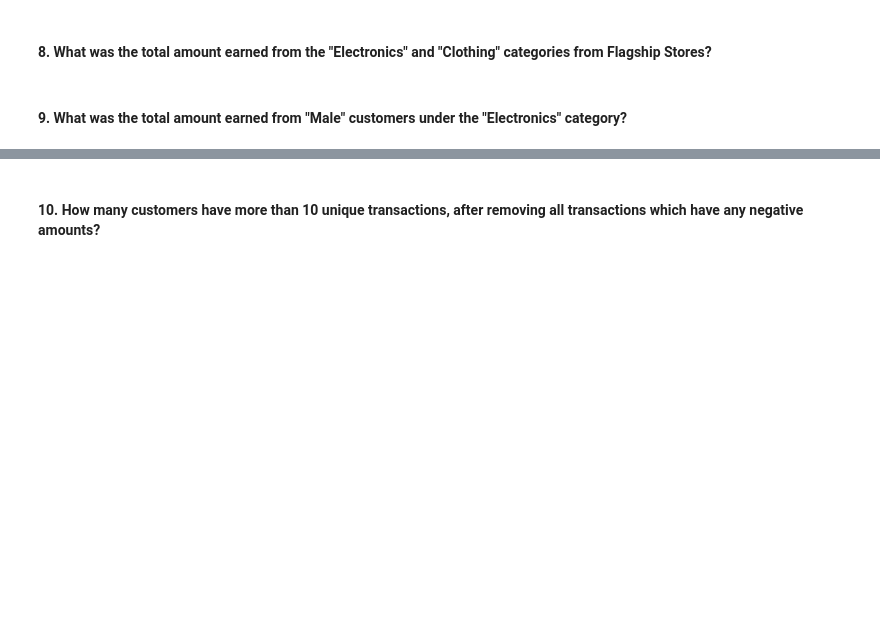
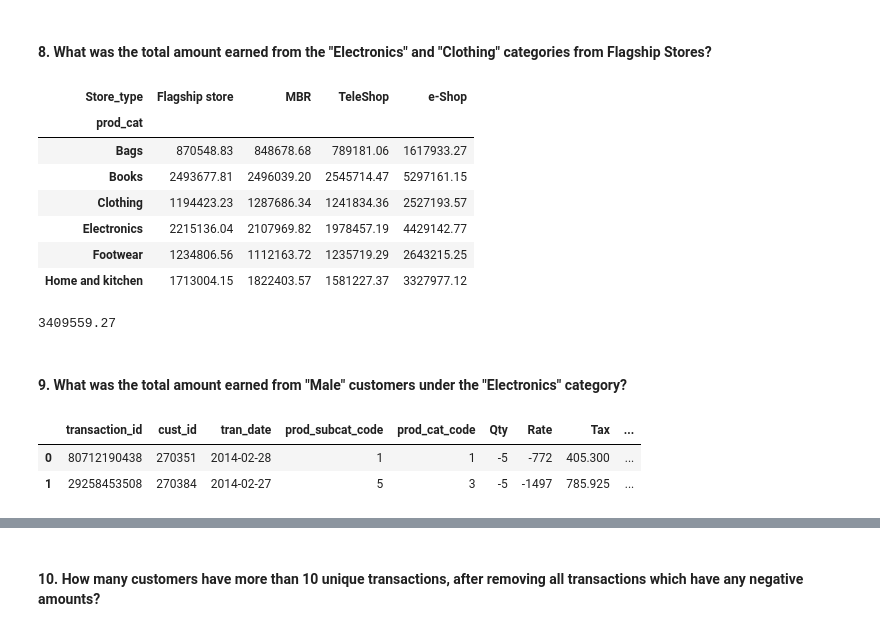
Before and after one commit to r5five/Python-Retail-Data-Analysis, a Jupyter notebook: PythonRetailDataAnalysis.ipynb, the cells around one changed output, grey strips where cells are left out. Saved outputs shown, nothing was run; the diff lists cells and outputs as text; code cells hidden in the pictures; blank space fills up the shorter version.

```diff
--- a/PythonRetailDataAnalysis.ipynb
+++ b/PythonRetailDataAnalysis.ipynb
@@ -409,4 +418,26 @@ city_count[city_count.transaction_id == city_count.transaction_id.max()]
 # %% [markdown]
 #### 8. What was the total amount earned from the "Electronics" and "Clothing" categories from Flagship Stores?
+# %%
+group8 = round(customer_final.pivot_table(index = "prod_cat",columns="Store_type", values="total_amt", aggfunc='sum'), 2)
+group8
+# %% [output]
+| Store_type | Flagship store | MBR | TeleShop | e-Shop |
+| prod_cat |  |  |  |  |
+| Bags | 870548.83 | 848678.68 | 789181.06 | 1617933.27 |
+| Books | 2493677.81 | 2496039.20 | 2545714.47 | 5297161.15 |
+| Clothing | 1194423.23 | 1287686.34 | 1241834.36 | 2527193.57 |
+| Electronics | 2215136.04 | 2107969.82 | 1978457.19 | 4429142.77 |
+| Footwear | 1234806.56 | 1112163.72 | 1235719.29 | 2643215.25 |
+| Home and kitchen | 1713004.15 | 1822403.57 | 1581227.37 | 3327977.12 |
+# %%
+group8.loc[["Clothing","Electronics"],"Flagship store"].sum()
+# %% [output]
+3409559.27
 # %% [markdown]
 #### 9. What was the total amount earned from "Male" customers under the "Electronics" category?
+# %%
+customer_final.head(2)
+# %% [output]
+|  | transaction_id | cust_id | tran_date | prod_subcat_code | prod_cat_code | Qty | Rate | Tax | ... |
+| 0 | 80712190438 | 270351 | 2014-02-28 | 1 | 1 | -5 | -772 | 405.300 | ... |
+| 1 | 29258453508 | 270384 | 2014-02-27 | 5 | 3 | -5 | -1497 | 785.925 | ... |
```
Also changed, not shown: parts of 12 cells of this notebook, 1 other file.
